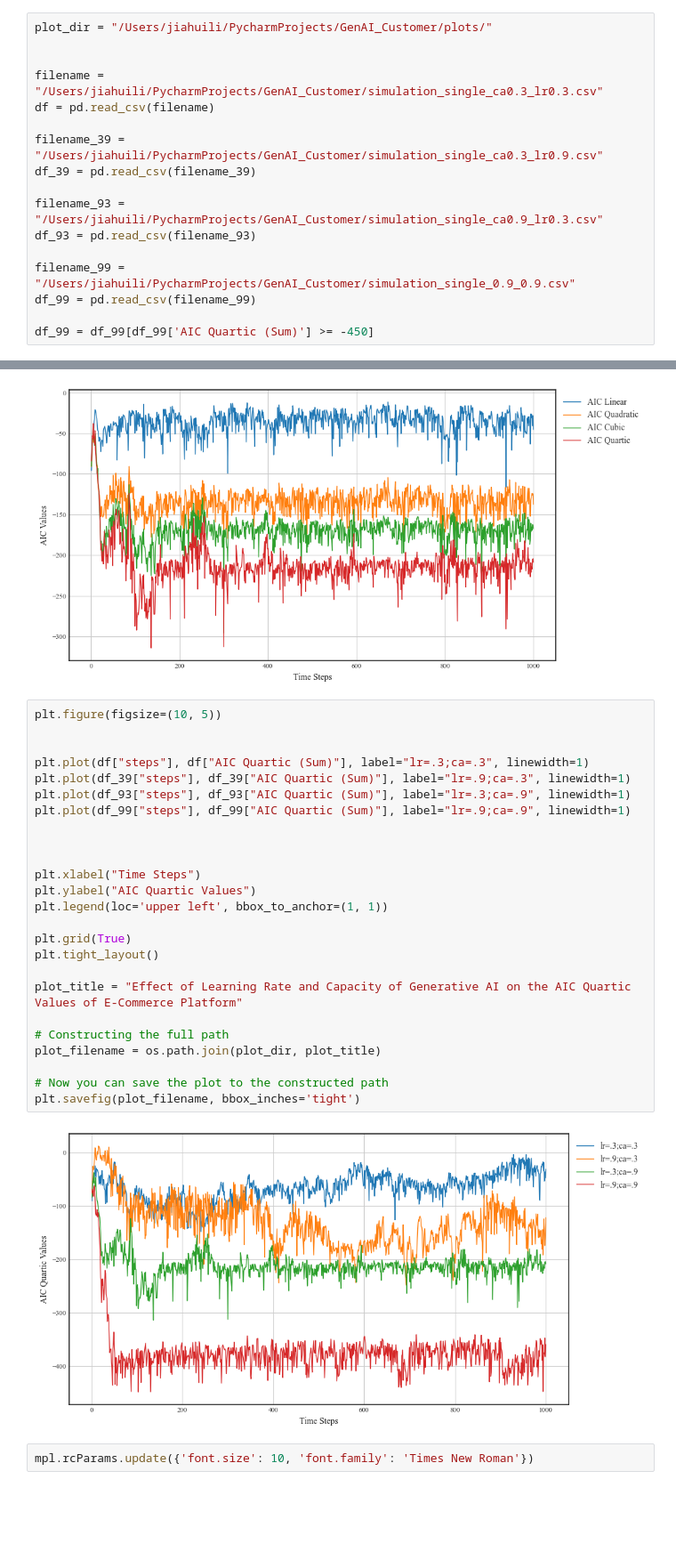
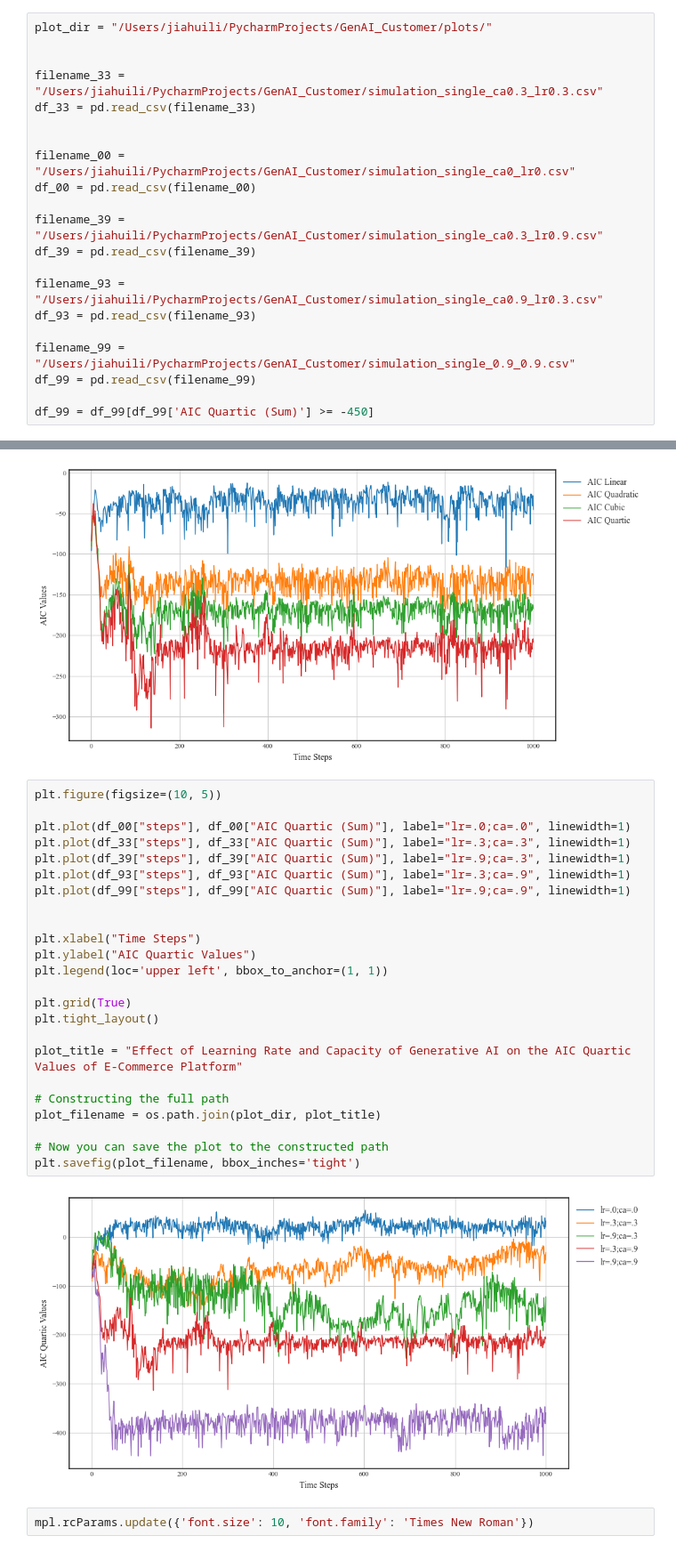
Before and after one commit to SecJiahui/GenAI_Customer, a Jupyter notebook: GenAI_Customer/combined_simulation_robustness_test_aic_comparison_(full set).ipynb, the cells around one changed output, grey strips where cells are left out. Shown at 89% size. Drawn from its saved outputs; the diff is of its cells as text; blank space fills up the shorter version.

```diff
--- a/GenAI_Customer/combined_simulation_robustness_test_aic_comparison_(full set).ipynb
+++ b/GenAI_Customer/combined_simulation_robustness_test_aic_comparison_(full set).ipynb
@@ -1122,8 +1186,12 @@ plt.savefig(plot_filename, bbox_inches='tight')
 plot_dir = "/Users/jiahuili/PycharmProjects/GenAI_Customer/plots/"
 
 
-filename = "/Users/jiahuili/PycharmProjects/GenAI_Customer/simulation_single_ca0.3_lr0.3.csv"
-df = pd.read_csv(filename)
+filename_33 = "/Users/jiahuili/PycharmProjects/GenAI_Customer/simulation_single_ca0.3_lr0.3.csv"
+df_33 = pd.read_csv(filename_33)
+
+
+filename_00 = "/Users/jiahuili/PycharmProjects/GenAI_Customer/simulation_single_ca0_lr0.csv"
+df_00 = pd.read_csv(filename_00)
 
 filename_39 = "/Users/jiahuili/PycharmProjects/GenAI_Customer/simulation_single_ca0.3_lr0.9.csv"
 df_39 = pd.read_csv(filename_39)
@@ -1177,30 +1245,29 @@ plt.savefig(plot_filename, bbox_inches='tight')
 # %%
 plt.figure(figsize=(10, 5))
 
-
-plt.plot(df["steps"], df["AIC Quartic (Sum)"], label="lr=.3;ca=.3", linewidth=1)
+plt.plot(df_00["steps"], df_00["AIC Quartic (Sum)"], label="lr=.0;ca=.0", linewidth=1)
+plt.plot(df_33["steps"], df_33["AIC Quartic (Sum)"], label="lr=.3;ca=.3", linewidth=1)
 plt.plot(df_39["steps"], df_39["AIC Quartic (Sum)"], label="lr=.9;ca=.3", linewidth=1)
 plt.plot(df_93["steps"], df_93["AIC Quartic (Sum)"], label="lr=.3;ca=.9", linewidth=1)
 plt.plot(df_99["steps"], df_99["AIC Quartic (Sum)"], label="lr=.9;ca=.9", linewidth=1)
-
 
 
 plt.xlabel("Time Steps")
 plt.ylabel("AIC Quartic Values")
 plt.legend(loc='upper left', bbox_to_anchor=(1, 1))
 
 plt.grid(True)
 plt.tight_layout()
 
 plot_title = "Effect of Learning Rate and Capacity of Generative AI on the AIC Quartic Values of E-Commerce Platform"
 
 # Constructing the full path
 plot_filename = os.path.join(plot_dir, plot_title)
 
 # Now you can save the plot to the constructed path
 plt.savefig(plot_filename, bbox_inches='tight')
 # %% [output]
-[figure, old version]
+[figure, new version]
 # %%
 mpl.rcParams.update({'font.size': 10, 'font.family': 'Times New Roman'})
 # %% [raw]
```
Also changed, not shown: parts of 8 cells of this notebook, 7 other files.
